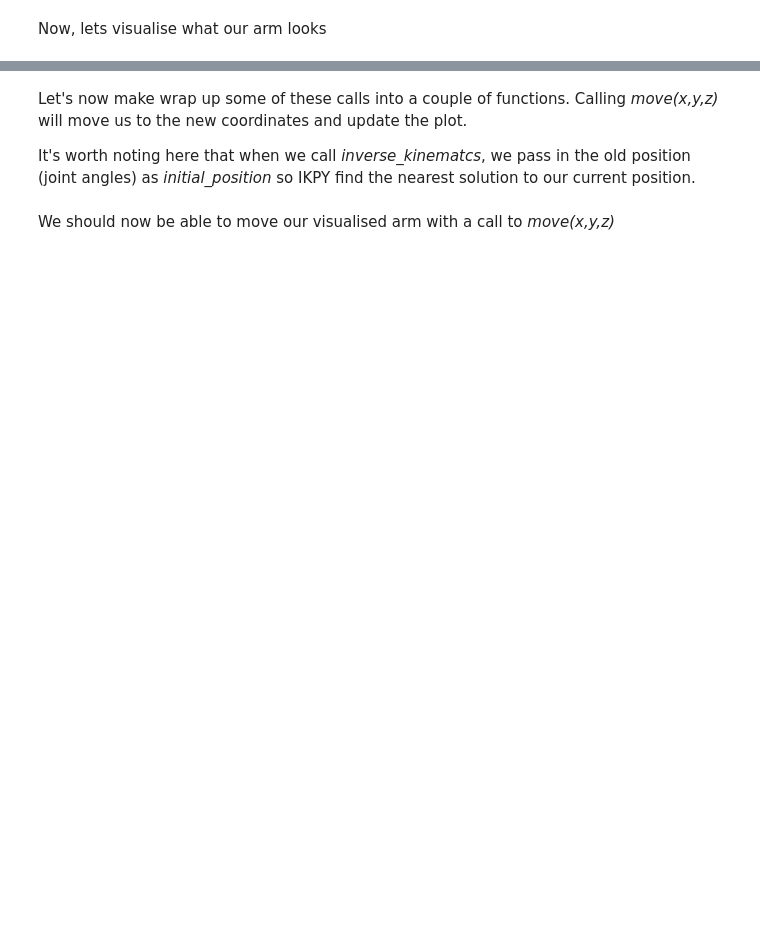
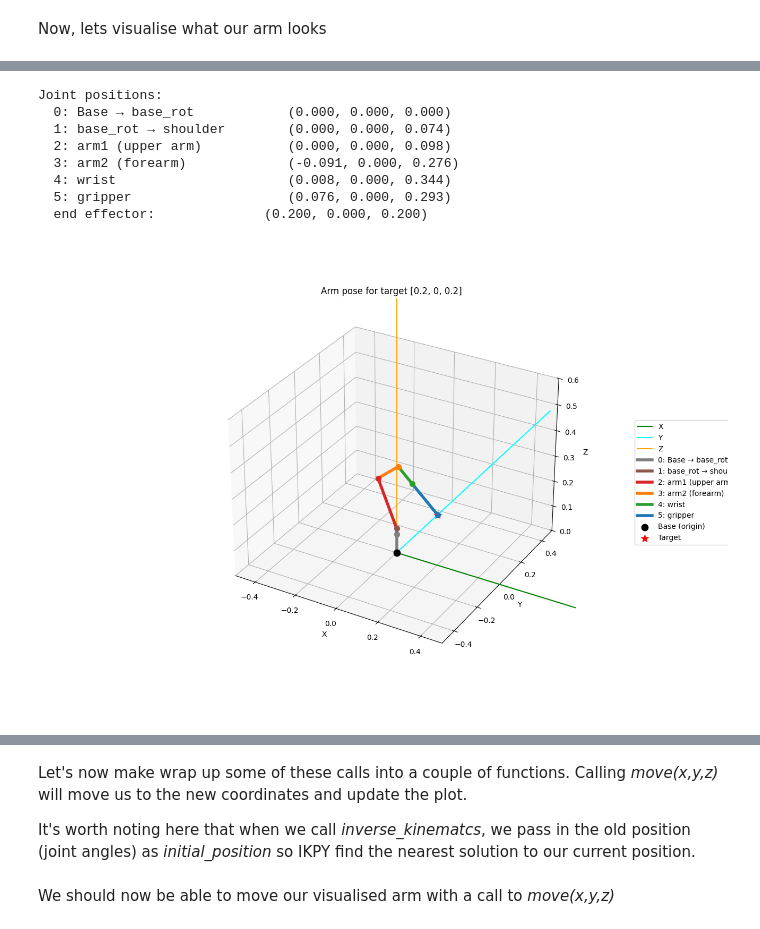
Before and after one commit to UoB-Interactive-Devices/ID26-TeamC-Prototypists, a Jupyter notebook: code/robotarmudf/Inverse kinematics.ipynb, the cells around one changed output, grey strips where cells are left out. Saved outputs shown, nothing was run; the diff lists cells and outputs as text; code cells hidden in the pictures; blank space fills up the shorter version.

```diff
--- a/code/robotarmudf/Inverse kinematics.ipynb
+++ b/code/robotarmudf/Inverse kinematics.ipynb
@@ -60,0 +73,79 @@ plt.ion()
+# %%
+%matplotlib widget
+import matplotlib.pyplot as plt
+import numpy as np
+
+fig, ax = plot_utils.init_3d_figure()
+fig.set_figheight(9)
+fig.set_figwidth(13)
+
+# Compute position of every joint along the chain
+# forward_kinematics(ik, full_kinematics=True) returns a transformation matrix
+# for each link; we just want the translation part (the x,y,z position)
+frames = my_chain.forward_kinematics(ik, full_kinematics=True)
+positions = np.array([f[:3, 3] for f in frames])
+
+# Define colors and names for each segment
+# Each segment goes from positions[i] to positions[i+1]
+segment_info = [
+    ("Base → base_rot",    "tab:gray"),
+    ("base_rot → shoulder", "tab:brown"),
+    ("arm1 (upper arm)",    "tab:red"),
+    ("arm2 (forearm)",      "tab:orange"),
+    ("wrist",               "tab:green"),
+    ("gripper",             "tab:blue"),
+]
+
+# Draw each segment individually with its own color
+for i, (name, color) in enumerate(segment_info):
+    if i + 1 >= len(positions):
+        break
+    p0 = positions[i]
+    p1 = positions[i + 1]
+    ax.plot(
+        [p0[0], p1[0]],
+        [p0[1], p1[1]],
+        [p0[2], p1[2]],
+        color=color,
+        linewidth=4,
+        label=f"{i}: {name}"
+    )
+    # Mark each joint with a dot
+    ax.scatter(*p1, color=color, s=50)
+
+# Mark the base
+ax.scatter(*positions[0], color="black", s=80, label="Base (origin)")
+
+# Plot the target
+ax.scatter(*target_position, color="red", s=100, label="Target", marker="*")
+
+# Legend outside the plot
+ax.legend(loc="center left", bbox_to_anchor=(1.15, 0.5), fontsize=10)
+
+plt.xlim(-0.5, 0.5)
+plt.ylim(-0.5, 0.5)
+ax.set_zlim(0, 0.6)
+ax.set_xlabel("X")
+ax.set_ylabel("Y")
+ax.set_zlabel("Z")
+plt.title(f"Arm pose for target {target_position}")
+
+# Print the joint positions too
+print("Joint positions:")
+for i, (name, _) in enumerate(segment_info):
+    if i < len(positions):
+        p = positions[i]
+        print(f"  {i}: {name:25s}  ({p[0]:.3f}, {p[1]:.3f}, {p[2]:.3f})")
+if len(positions) > len(segment_info):
+    p = positions[-1]
+    print(f"  end effector:              ({p[0]:.3f}, {p[1]:.3f}, {p[2]:.3f})")
+# %% [output]
+Joint positions:
+  0: Base → base_rot            (0.000, 0.000, 0.000)
+  1: base_rot → shoulder        (0.000, 0.000, 0.074)
+  2: arm1 (upper arm)           (0.000, 0.000, 0.098)
+  3: arm2 (forearm)             (-0.091, 0.000, 0.276)
+  4: wrist                      (0.008, 0.000, 0.344)
+  5: gripper                    (0.076, 0.000, 0.293)
+  end effector:              (0.200, 0.000, 0.200)
+[figure, added]
```
Also changed, not shown: parts of 12 cells of this notebook, 11 other files.
